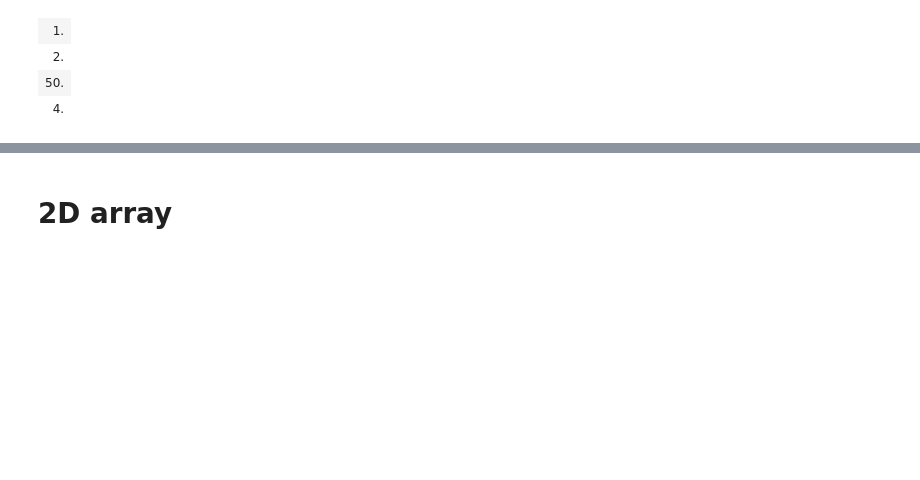
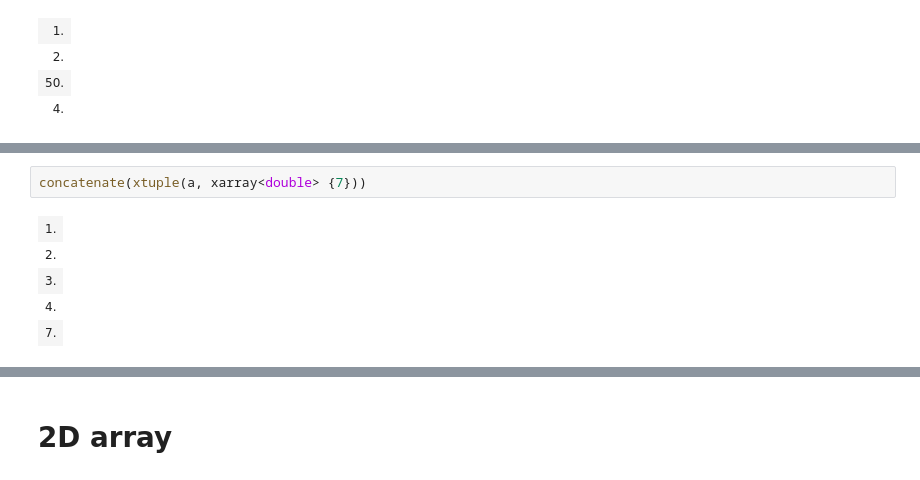
Before and after one commit to arek544/DBSCAN, a Jupyter notebook: cpp/Tutorial-Cpp.ipynb, the cells around one changed output, grey strips where cells are left out. Cells and saved outputs as stored; diff of their text form; blank space fills up the shorter version.

```diff
--- a/cpp/Tutorial-Cpp.ipynb
+++ b/cpp/Tutorial-Cpp.ipynb
@@ -66,0 +233,8 @@ a
+# %%
+concatenate(xtuple(a, xarray<double> {7}))
+# %% [output]
+| 1. |
+| 2. |
+| 3. |
+| 4. |
+| 7. |
```
Also changed, not shown: parts of 40 cells of this notebook.
